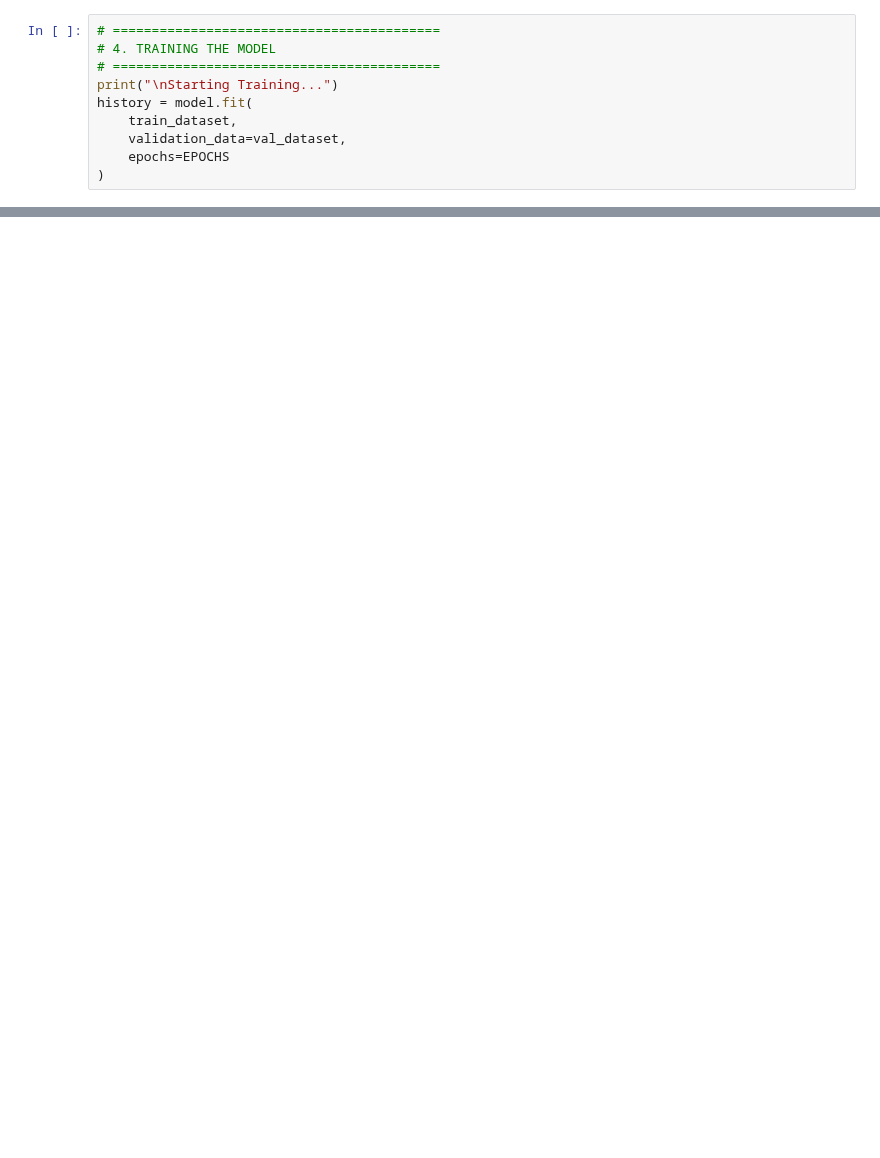
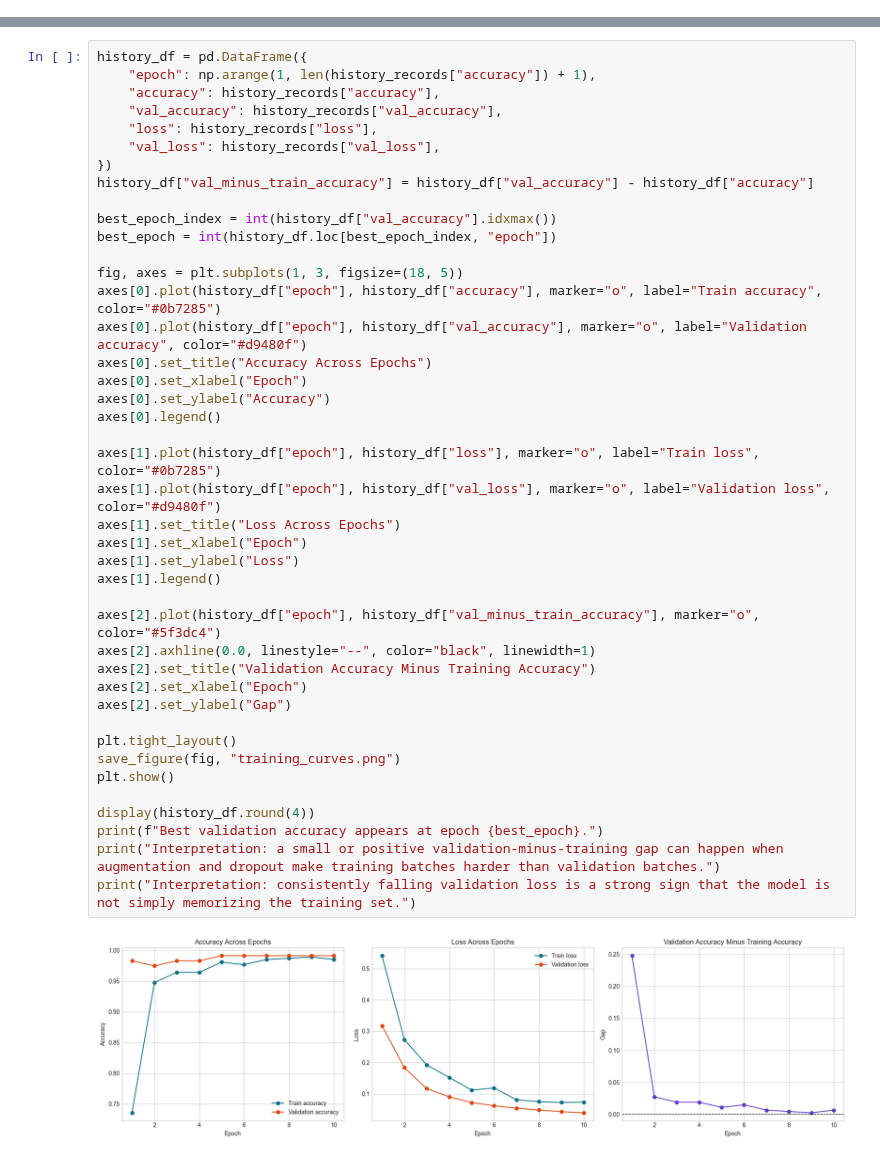
Before and after one commit to wends05/ml-finals, a Jupyter notebook: backend/scripts/training/02_train_model_2.ipynb, the cells around one changed output, grey strips where cells are left out. Cells and saved outputs as stored; diff of their text form; blank space fills up the shorter version.

```diff
--- a/backend/scripts/training/02_train_model_2.ipynb
+++ b/backend/scripts/training/02_train_model_2.ipynb
@@ -119,10 +347,0 @@ Model: "functional_3"
-# %%
-# ==========================================
-# 4. TRAINING THE MODEL
-# ==========================================
-print("\nStarting Training...")
-history = model.fit(
-    train_dataset,
-    validation_data=val_dataset,
-    epochs=EPOCHS
-)
@@ -185,0 +412,44 @@ Class mapping: {0: 'kailousssssss', 1: 'regine', 2: 'rops', 3: 'wends'}
+# %%
+history_df = pd.DataFrame({
+    "epoch": np.arange(1, len(history_records["accuracy"]) + 1),
+    "accuracy": history_records["accuracy"],
+    "val_accuracy": history_records["val_accuracy"],
+    "loss": history_records["loss"],
+    "val_loss": history_records["val_loss"],
+})
+history_df["val_minus_train_accuracy"] = history_df["val_accuracy"] - history_df["accuracy"]
+
+best_epoch_index = int(history_df["val_accuracy"].idxmax())
+best_epoch = int(history_df.loc[best_epoch_index, "epoch"])
+
+fig, axes = plt.subplots(1, 3, figsize=(18, 5))
+axes[0].plot(history_df["epoch"], history_df["accuracy"], marker="o", label="Train accuracy", color="#0b7285")
+axes[0].plot(history_df["epoch"], history_df["val_accuracy"], marker="o", label="Validation accuracy", color="#d9480f")
+axes[0].set_title("Accuracy Across Epochs")
+axes[0].set_xlabel("Epoch")
+axes[0].set_ylabel("Accuracy")
+axes[0].legend()
+
+axes[1].plot(history_df["epoch"], history_df["loss"], marker="o", label="Train loss", color="#0b7285")
+axes[1].plot(history_df["epoch"], history_df["val_loss"], marker="o", label="Validation loss", color="#d9480f")
+axes[1].set_title("Loss Across Epochs")
+axes[1].set_xlabel("Epoch")
+axes[1].set_ylabel("Loss")
+axes[1].legend()
+
+axes[2].plot(history_df["epoch"], history_df["val_minus_train_accuracy"], marker="o", color="#5f3dc4")
+axes[2].axhline(0.0, linestyle="--", color="black", linewidth=1)
+axes[2].set_title("Validation Accuracy Minus Training Accuracy")
+axes[2].set_xlabel("Epoch")
+axes[2].set_ylabel("Gap")
+
+plt.tight_layout()
+save_figure(fig, "training_curves.png")
+plt.show()
+
+display(history_df.round(4))
+print(f"Best validation accuracy appears at epoch {best_epoch}.")
+print("Interpretation: a small or positive validation-minus-training gap can happen when augmentation and dropout make training batches harder than validation batches.")
+print("Interpretation: consistently falling validation loss is a strong sign that the model is not simply memorizing the training set.")
+# %% [output]
+[figure, added]
```
Also changed, not shown: parts of 35 cells of this notebook, 5 other files.
